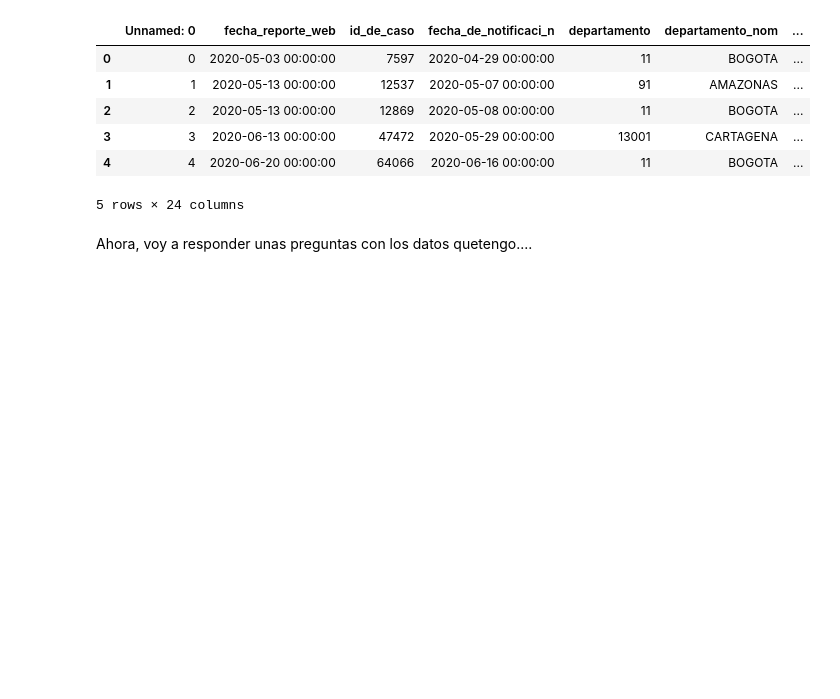
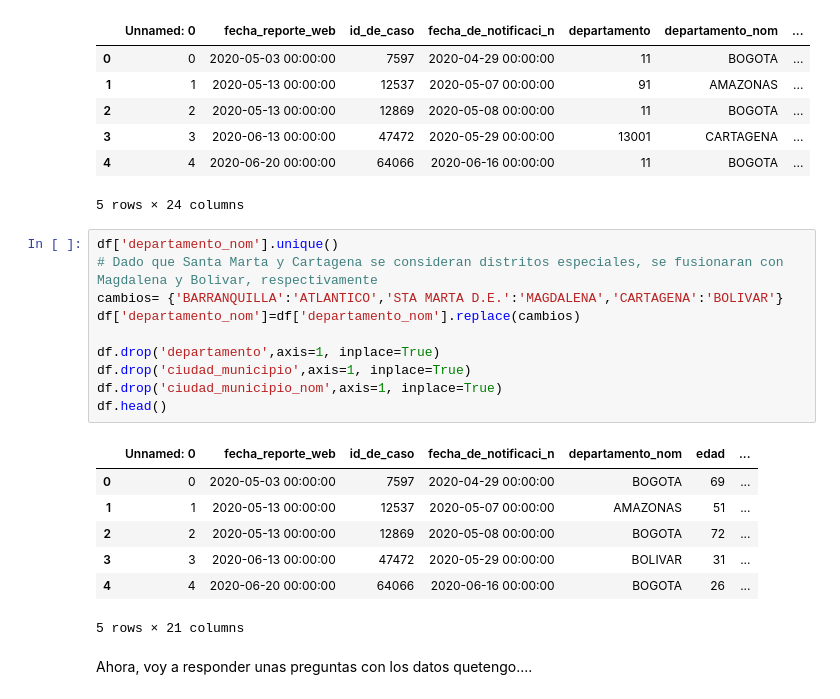
Before and after one commit to jorgebaena01/proyecto-youtube, a Jupyter notebook: probando.ipynb, the cells around one changed output. Saved outputs shown, nothing was run; the diff lists cells and outputs as text; blank space fills up the shorter version.

```diff
--- a/probando.ipynb
+++ b/probando.ipynb
@@ -11,6 +11,24 @@ df.head()
 | 3 | 3 | 2020-06-13 00:00:00 | 47472 | 2020-05-29 00:00:00 | 13001 | CARTAGENA | ... |
 | 4 | 4 | 2020-06-20 00:00:00 | 64066 | 2020-06-16 00:00:00 | 11 | BOGOTA | ... |
 5 rows × 24 columns
+# %%
+df['departamento_nom'].unique()
+# Dado que Santa Marta y Cartagena se consideran distritos especiales, se fusionaran con Magdalena y Bolivar, respectivamente
+cambios= {'BARRANQUILLA':'ATLANTICO','STA MARTA D.E.':'MAGDALENA','CARTAGENA':'BOLIVAR'}
+df['departamento_nom']=df['departamento_nom'].replace(cambios)
+
+df.drop('departamento',axis=1, inplace=True)
+df.drop('ciudad_municipio',axis=1, inplace=True)
+df.drop('ciudad_municipio_nom',axis=1, inplace=True)
+df.head()
+# %% [output]
+|  | Unnamed: 0 | fecha_reporte_web | id_de_caso | fecha_de_notificaci_n | departamento_nom | edad | ... |
+| 0 | 0 | 2020-05-03 00:00:00 | 7597 | 2020-04-29 00:00:00 | BOGOTA | 69 | ... |
+| 1 | 1 | 2020-05-13 00:00:00 | 12537 | 2020-05-07 00:00:00 | AMAZONAS | 51 | ... |
+| 2 | 2 | 2020-05-13 00:00:00 | 12869 | 2020-05-08 00:00:00 | BOGOTA | 72 | ... |
+| 3 | 3 | 2020-06-13 00:00:00 | 47472 | 2020-05-29 00:00:00 | BOLIVAR | 31 | ... |
+| 4 | 4 | 2020-06-20 00:00:00 | 64066 | 2020-06-16 00:00:00 | BOGOTA | 26 | ... |
+5 rows × 21 columns
 # %% [markdown]
 Ahora, voy a responder unas preguntas con los datos quetengo....
 # %%
```
Also changed, not shown: parts of 7 cells of this notebook.
